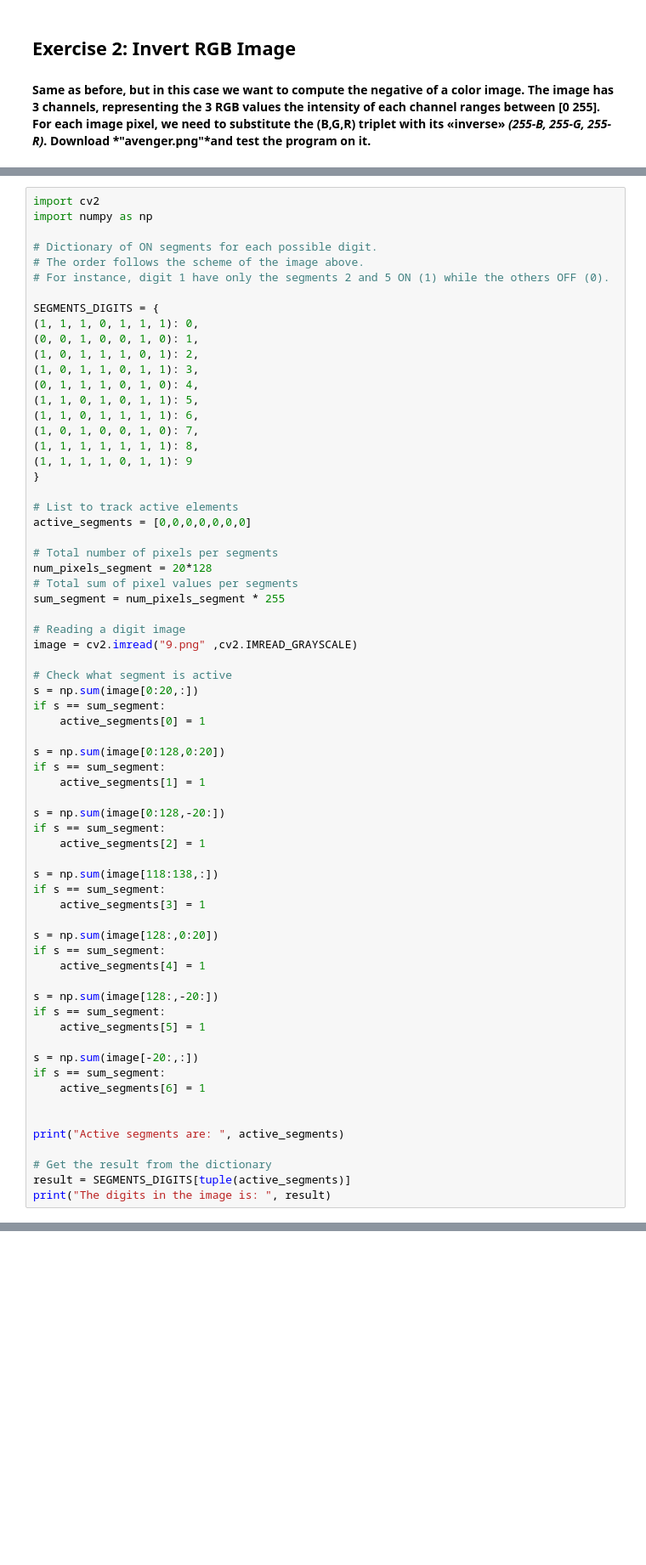
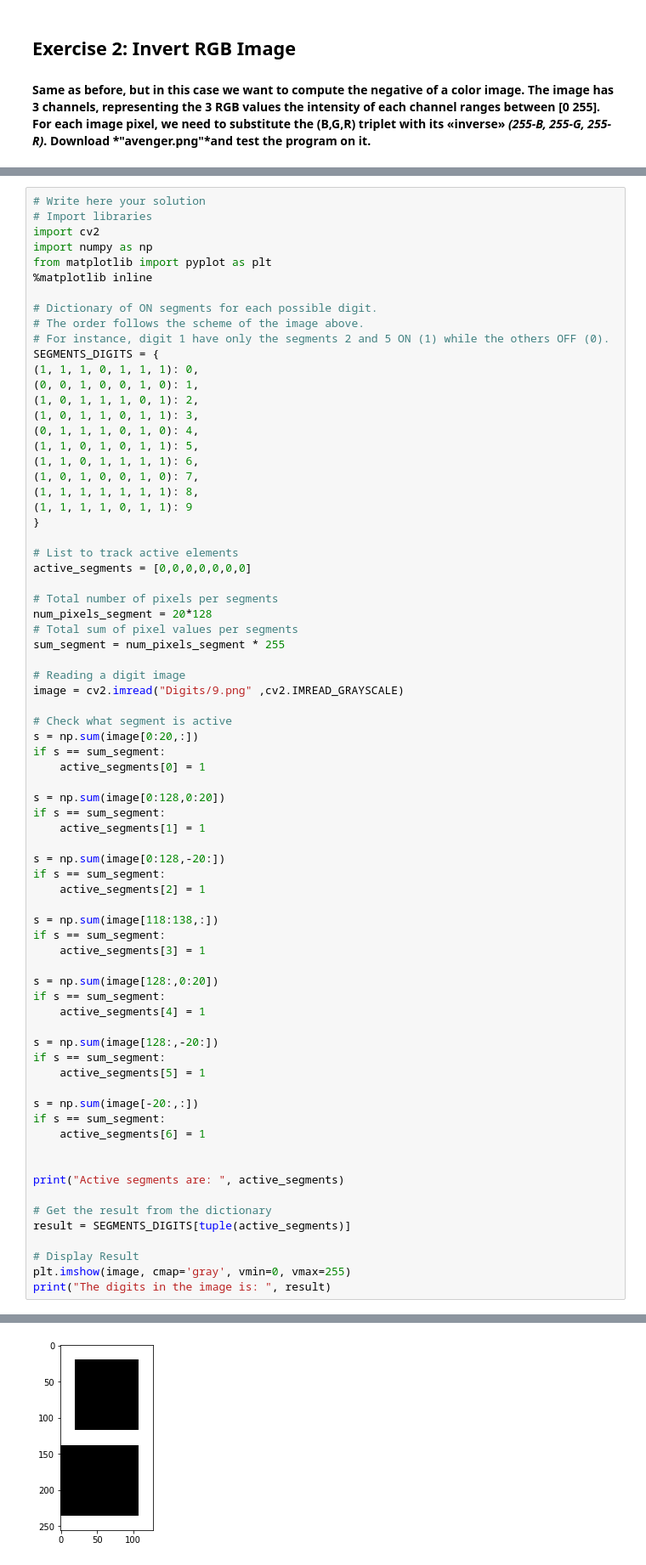
Before and after one commit to CVLAB-Unibo/ComputerVisionImageProcessing-LabSessions, a Jupyter notebook: LabSession2-ExercisesSolutions.ipynb, the cells around one changed output, grey strips where cells are left out. Shown at 85% size. Cells and saved outputs as stored; diff of their text form; blank space fills up the shorter version.

```diff
--- a/LabSession2-ExercisesSolutions.ipynb
+++ b/LabSession2-ExercisesSolutions.ipynb
@@ -80,13 +114,16 @@ cv2.imwrite("spot_the_difference.png", output_image)
 * Understand which segment is ON and OFF and save the status of each segment
 * Based on which segment is active look for the right digit
 # %%
+# Write here your solution
+# Import libraries
 import cv2
 import numpy as np
+from matplotlib import pyplot as plt
+%matplotlib inline
 
 # Dictionary of ON segments for each possible digit.
 # The order follows the scheme of the image above.
 # For instance, digit 1 have only the segments 2 and 5 ON (1) while the others OFF (0).
-
 SEGMENTS_DIGITS = {
 (1, 1, 1, 0, 1, 1, 1): 0,
 (0, 0, 1, 0, 0, 1, 0): 1,
@@ -109,7 +146,7 @@ num_pixels_segment = 20*128
 sum_segment = num_pixels_segment * 255
 
 # Reading a digit image
-image = cv2.imread("9.png" ,cv2.IMREAD_GRAYSCALE)
+image = cv2.imread("Digits/9.png" ,cv2.IMREAD_GRAYSCALE)
 
 # Check what segment is active
 s = np.sum(image[0:20,:])
@@ -145,4 +182,8 @@ print("Active segments are: ", active_segments)
 
 # Get the result from the dictionary
 result = SEGMENTS_DIGITS[tuple(active_segments)]
+
+# Display Result
+plt.imshow(image, cmap='gray', vmin=0, vmax=255)
 print("The digits in the image is: ", result)
+# %% [output]
@@ -148,0 +192 @@ print("The digits in the image is: ", result)
+[figure, added]
```
Also changed, not shown: parts of 9 cells of this notebook, 2 other files.
